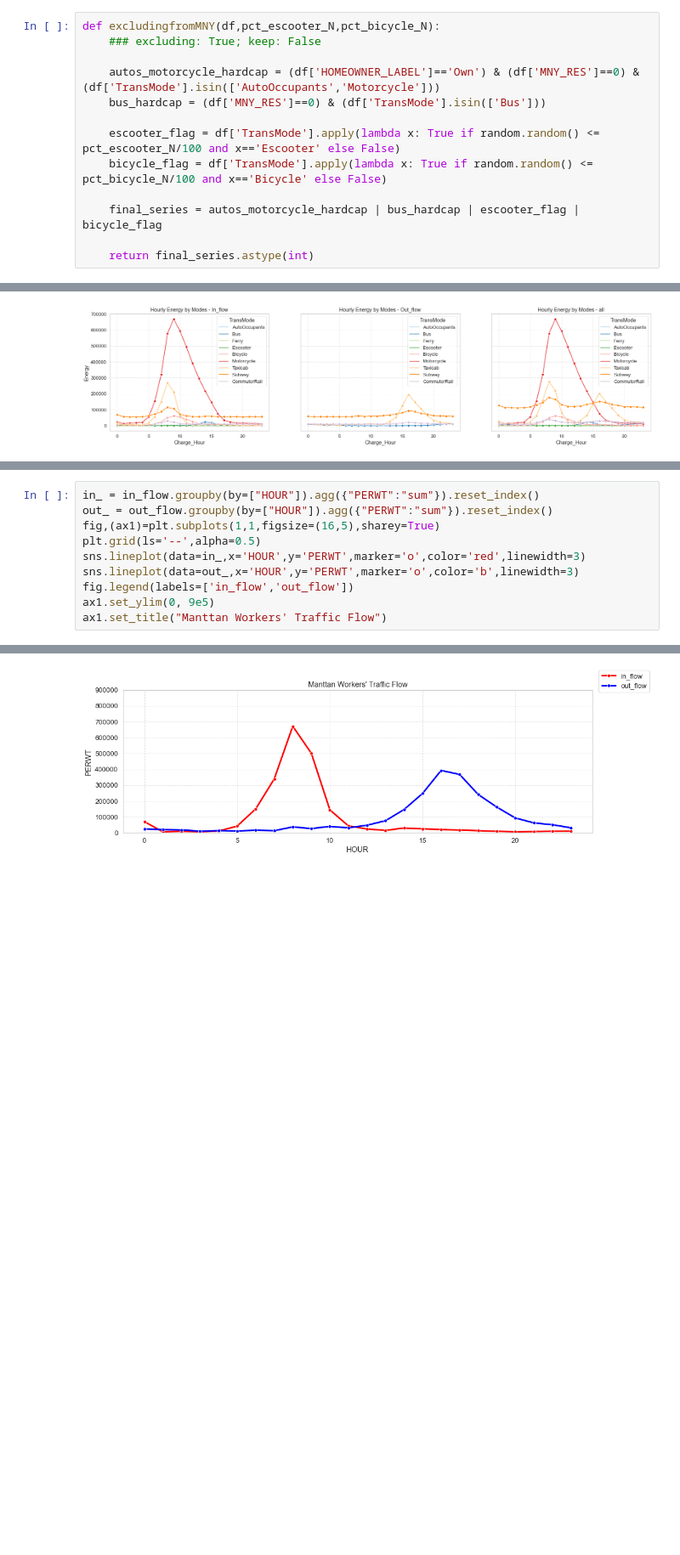
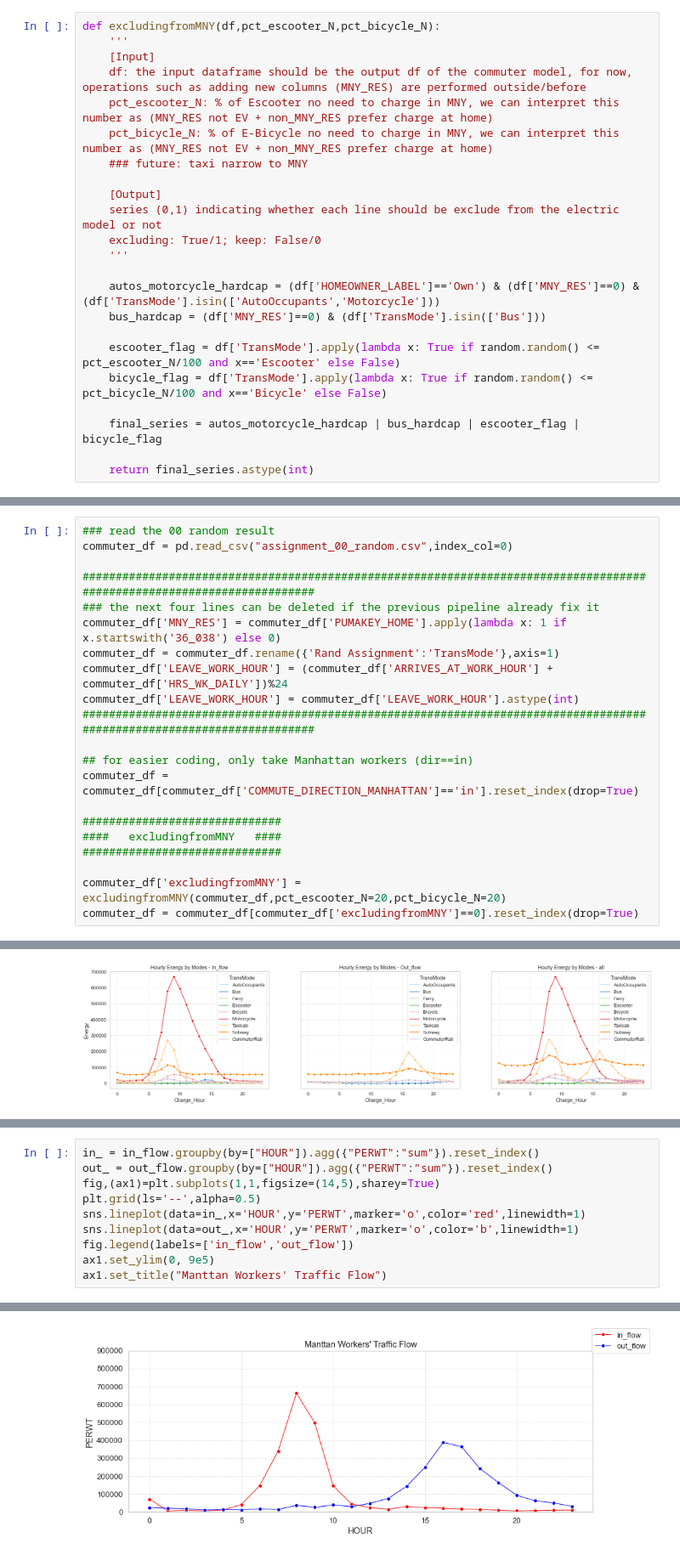
Before and after one commit to BNewborn/mobility-electrification, a Jupyter notebook: 04_ElectricalInfrastructureModel/Electric Model.ipynb, the cells around one changed output, grey strips where cells are left out. Shown at 85% size. Saved outputs shown, nothing was run; the diff lists cells and outputs as text; blank space fills up the shorter version.

```diff
--- a/04_ElectricalInfrastructureModel/Electric Model.ipynb
+++ b/04_ElectricalInfrastructureModel/Electric Model.ipynb
@@ -31,6 +6,16 @@ electric_reference_table
 # %%
 def excludingfromMNY(df,pct_escooter_N,pct_bicycle_N):
-    ### excluding: True; keep: False
+    '''
+    [Input]
+    df: the input dataframe should be the output df of the commuter model, for now, operations such as adding new columns (MNY_RES) are performed outside/before
+    pct_escooter_N: % of Escooter no need to charge in MNY, we can interpret this number as (MNY_RES not EV + non_MNY_RES prefer charge at home)
+    pct_bicycle_N: % of E-Bicycle no need to charge in MNY, we can interpret this number as (MNY_RES not EV + non_MNY_RES prefer charge at home)
+    ### future: taxi narrow to MNY
+
+    [Output]
+    series (0,1) indicating whether each line should be exclude from the electric model or not
+    excluding: True/1; keep: False/0
+    '''
 
     autos_motorcycle_hardcap = (df['HOMEOWNER_LABEL']=='Own') & (df['MNY_RES']==0) & (df['TransMode'].isin(['AutoOccupants','Motorcycle']))
     bus_hardcap = (df['MNY_RES']==0) & (df['TransMode'].isin(['Bus']))
@@ -132 +115,22 @@ def HourEnergyByMode(df):
+# %%
+### read the 00 random result
+commuter_df = pd.read_csv("assignment_00_random.csv",index_col=0)
+
+########################################################################################################################
+### the next four lines can be deleted if the previous pipeline already fix it
+commuter_df['MNY_RES'] = commuter_df['PUMAKEY_HOME'].apply(lambda x: 1 if x.startswith('36_038') else 0)
+commuter_df = commuter_df.rename({'Rand Assignment':'TransMode'},axis=1)
+commuter_df['LEAVE_WORK_HOUR'] = (commuter_df['ARRIVES_AT_WORK_HOUR'] + commuter_df['HRS_WK_DAILY'])%24
+commuter_df['LEAVE_WORK_HOUR'] = commuter_df['LEAVE_WORK_HOUR'].astype(int)
+########################################################################################################################
+
+## for easier coding, only take Manhattan workers (dir==in)
+commuter_df = commuter_df[commuter_df['COMMUTE_DIRECTION_MANHATTAN']=='in'].reset_index(drop=True)
+
+##############################
+####   excludingfromMNY   ####
+##############################
+
+commuter_df['excludingfromMNY'] = excludingfromMNY(commuter_df,pct_escooter_N=20,pct_bicycle_N=20)
+commuter_df = commuter_df[commuter_df['excludingfromMNY']==0].reset_index(drop=True)
 # %%
@@ -220,13 +252,13 @@ Text(0.5, 1.0, "Energy Profile of Manttan Workers' Commuting Activities")
 # %%
 in_ = in_flow.groupby(by=["HOUR"]).agg({"PERWT":"sum"}).reset_index()
 out_ = out_flow.groupby(by=["HOUR"]).agg({"PERWT":"sum"}).reset_index()
-fig,(ax1)=plt.subplots(1,1,figsize=(16,5),sharey=True)
+fig,(ax1)=plt.subplots(1,1,figsize=(14,5),sharey=True)
 plt.grid(ls='--',alpha=0.5)
-sns.lineplot(data=in_,x='HOUR',y='PERWT',marker='o',color='red',linewidth=3)
-sns.lineplot(data=out_,x='HOUR',y='PERWT',marker='o',color='b',linewidth=3)
+sns.lineplot(data=in_,x='HOUR',y='PERWT',marker='o',color='red',linewidth=1)
+sns.lineplot(data=out_,x='HOUR',y='PERWT',marker='o',color='b',linewidth=1)
 fig.legend(labels=['in_flow','out_flow'])
 ax1.set_ylim(0, 9e5)
 ax1.set_title("Manttan Workers' Traffic Flow")
 # %% [output]
 Text(0.5, 1.0, "Manttan Workers' Traffic Flow")
-[figure, old version]
+[figure, new version]
```
Also changed, not shown: parts of 19 cells of this notebook.
